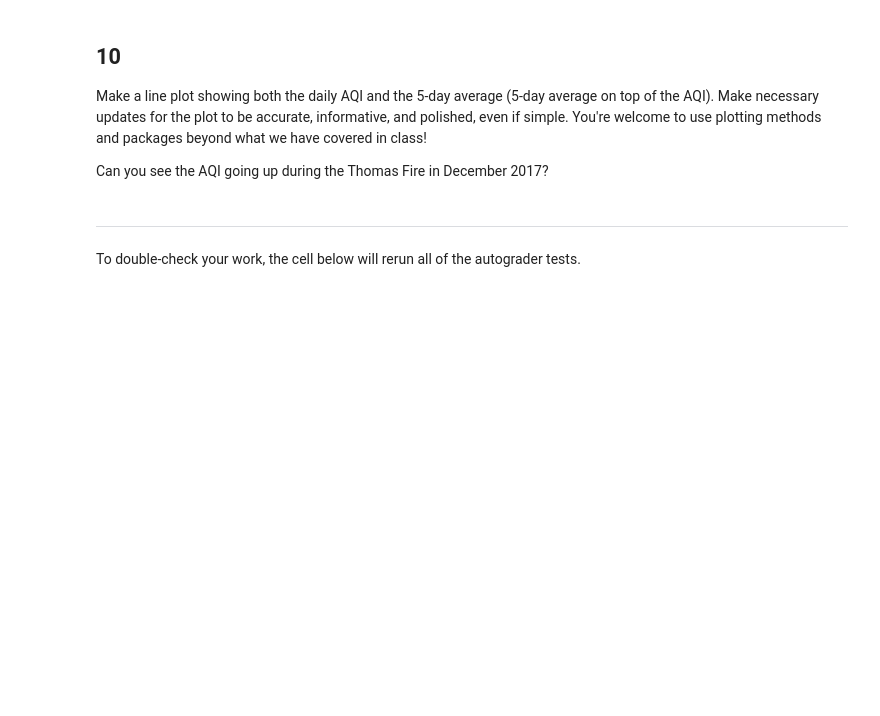
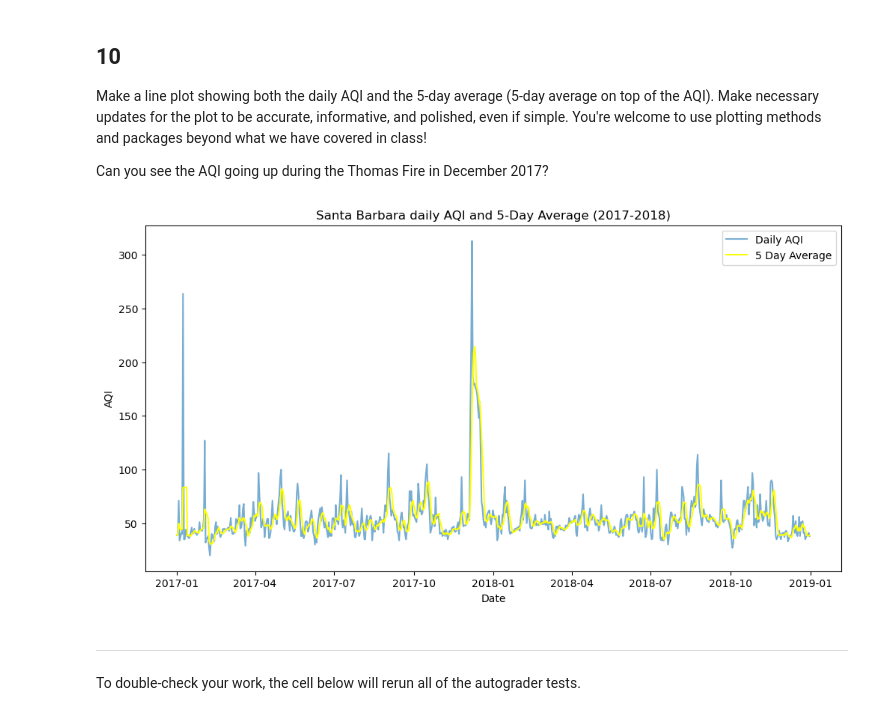
Before and after one commit to Awoo56709/eds220-hwk2, a Jupyter notebook: task3/hwk2-task3-aqi.ipynb, the cells around one changed output. Drawn from its saved outputs; the diff is of its cells as text; code cells hidden in the pictures; blank space fills up the shorter version.

```diff
--- a/task3/hwk2-task3-aqi.ipynb
+++ b/task3/hwk2-task3-aqi.ipynb
@@ -165,0 +234,6 @@ aqi_sb
+# %%
+# selecting only the county Santa Barbara
+aqi_sb = aqi[aqi['county_name'] == 'Santa Barbara']
+# dropping specified columns
+aqi_sb = aqi_sb.drop(columns = ['state_name','county_name','state_code','county_code'])
+aqi_sb
@@ -179,7 +269,10 @@ c. What is the data type of the `date` column? Write your answer in the markdown
 In the following cell:
 1. Update the date column of `aqi_sb` to be a `pandas.datetime` object.
 2. Update the index of `aqi_sb` to be the `date` column.
-# %%
-aqi_sb.date = ...
-aqi_sb = ...
-aqi_sb
+# %%
+# converting the date column to datetime type data
+aqi_sb['date'] = pd.to_datetime(aqi_sb['date'])
+# setting the idex to the date
+aqi_sb = aqi_sb.set_index("date")
+# viewing changes in the dataframe
+aqi_sb
@@ -210,2 +332,5 @@ aqi_sb
+# %%
+# creating a new column in aqi_sb dataframe that holds five day averages
+aqi_sb['five_day_average'] = aqi_sb["aqi"].rolling("5D").mean()
 # %%
 grader.check("q9")
@@ -216,6 +343,18 @@ grader.check("q9")
 Make a line plot showing both the daily AQI and the 5-day average (5-day average on top of the AQI). Make necessary updates for the plot to be accurate, informative, and polished, even if simple. You're welcome to use plotting methods and packages beyond what we have covered in class!
 
 Can you see the AQI going up during the Thomas Fire in December 2017?
+# %%
+# plotting Santa Barbara's daily and five day averages
+plt.figure(figsize= (12,6))
+plt.plot(aqi_sb.index, aqi_sb["aqi"], label = "Daily AQI", alpha = .6)
+plt.plot(aqi_sb.index, aqi_sb["five_day_average"], label = "5 Day Average", color = 'yellow')
+plt.title("Santa Barbara daily AQI and 5-Day Average (2017-2018)")
+plt.xlabel("Date")
+plt.ylabel("AQI")
+plt.legend()
+plt.show()
+# %% [output]
+[figure, added]
 # %% [markdown]
 ---
 
```
Also changed, not shown: parts of 25 cells of this notebook.
